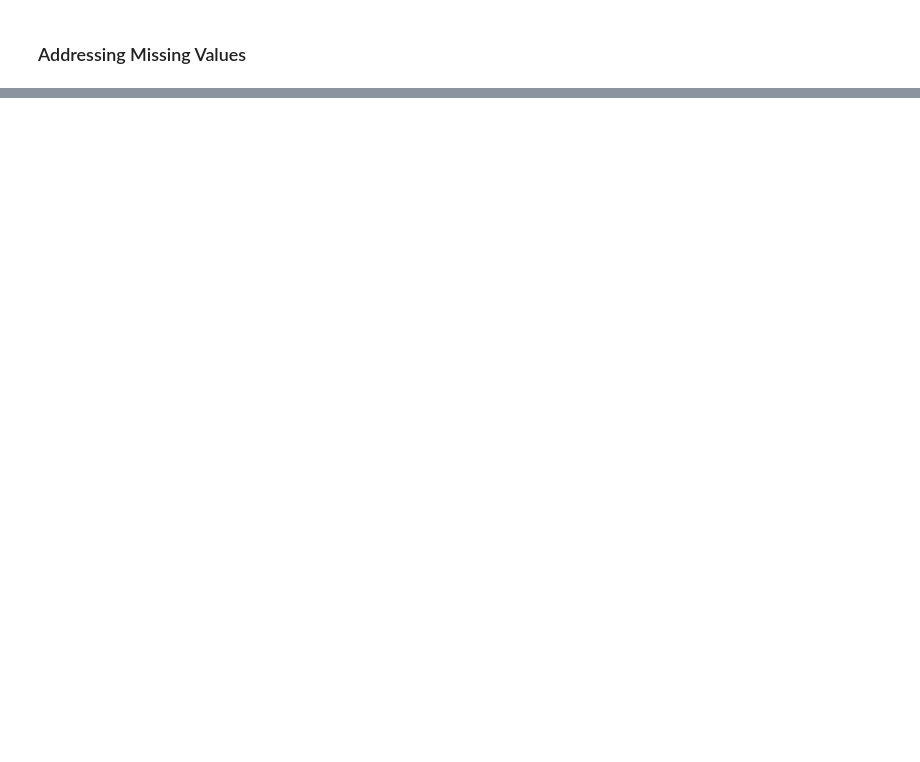
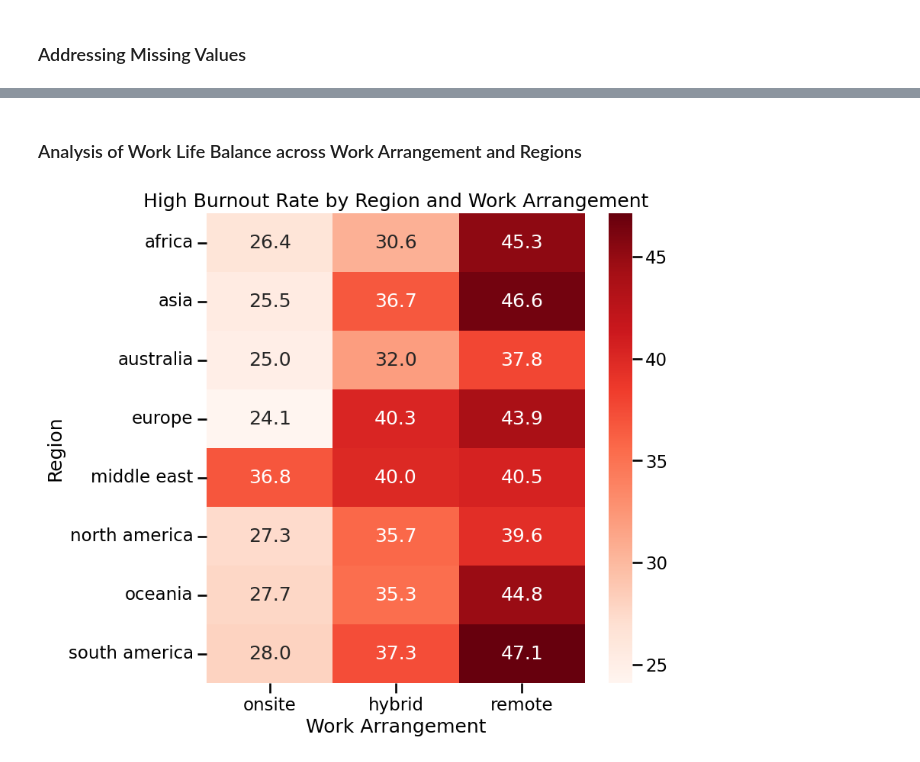
Before and after one commit to nathan-limjw/remote-work-health-analysis, a Jupyter notebook: notebooks/01_eda.ipynb, the cells around one changed output, grey strips where cells are left out. Cells and saved outputs as stored; diff of their text form; code cells hidden in the pictures; blank space fills up the shorter version.

```diff
--- a/notebooks/01_eda.ipynb
+++ b/notebooks/01_eda.ipynb
@@ -399,11 +429,9 @@ No furthur cleaning was performed in the `Mental_Health_Status` and `Physical_He
 
 **Physical_Health_Issues_Binary**: Entries that mention at least one physical health issue were assigned the value of 1 whereas entries labelled "none" or left blank were assigned the value of 0 to indicate no reported physical health issues.
 # %%
-#df_clean["Region"].unique()
-#df_clean["Industry"].unique()
-#df_clean["Job_Role"].unique()
+#df_copy["Region"].unique()
+#df_copy["Job_Role"].unique()
 
-df_clean["Region"] = df_clean["Region"].astype("category")
-df_clean["Industry"] = df_clean["Industry"].astype("string")
-df_clean["Job_Role"] = df_clean["Industry"].astype("string")
+df_copy["Region"] = df_copy["Region"].astype("category")
+df_copy["Job_Role"] = df_copy["Job_Role"].astype("string")
 # %% [markdown]
@@ -464,0 +710,16 @@ For grouped imputation methods, when specific group combinations do not have any
+# %% [markdown]
+### Analysis of Work Life Balance across Work Arrangement and Regions
+# %%
+high_burnout = df_cleaned[df_cleaned['Burnout_Level'] == 'high']
+high_burnout_pct = high_burnout.groupby(['Region', 'Work_Arrangement']).size() / df_cleaned.groupby(['Region', 'Work_Arrangement']).size() * 100
+high_burnout_pct = high_burnout_pct.unstack()
+
+high_burnout_pct = high_burnout_pct[["onsite", "hybrid", "remote"]]
+
+plt.figure(figsize=(8,8))
+sns.heatmap(data = high_burnout_pct, annot = True, fmt = ".1f", cmap = "Reds")
+plt.xlabel("Work Arrangement")
+plt.title("High Burnout Rate by Region and Work Arrangement")
+plt.show()
+# %% [output]
+[figure, added]
```
Also changed, not shown: parts of 41 cells of this notebook, 1 other file.
